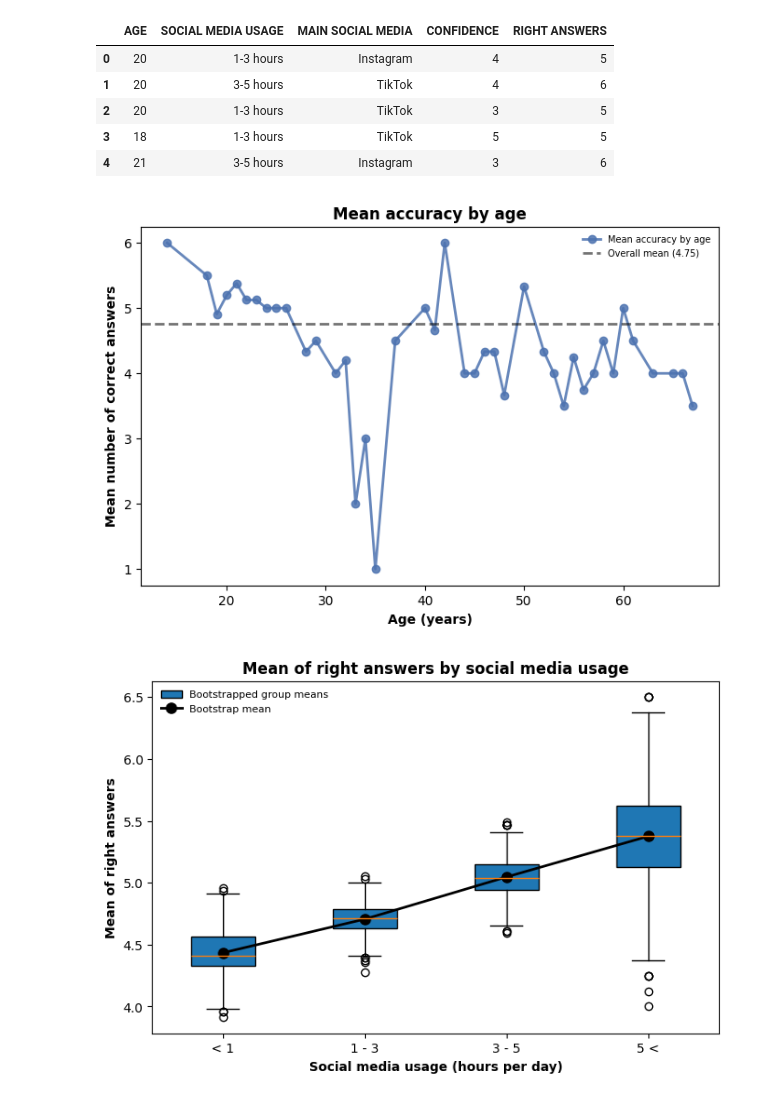
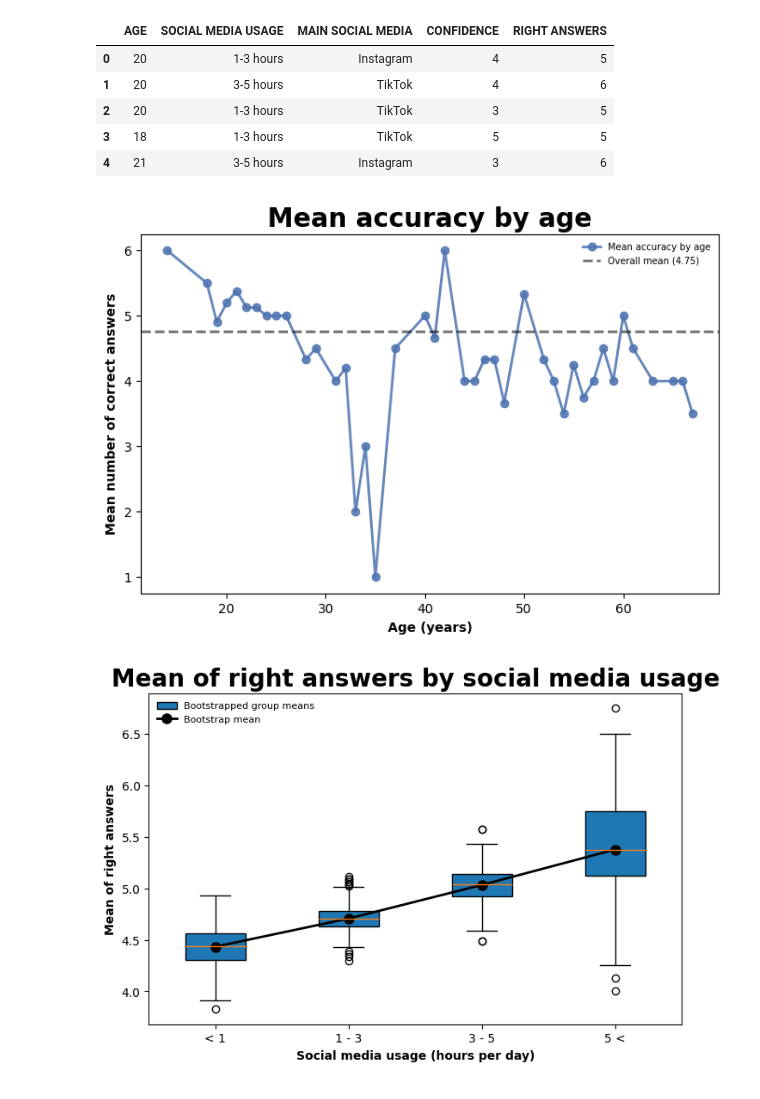
Before and after one commit to Teodor276/fcss_ai-perc_vs_age, a Jupyter notebook: analysis.ipynb, the cells around one changed output. Cells and saved outputs as stored; diff of their text form; code cells hidden in the pictures.

```diff
--- a/analysis.ipynb
+++ b/analysis.ipynb
@@ -34,7 +34,6 @@ database.head()
 # %%
 # overall accuracy vs age
 
-# please use the following database variable in this part, so u do not interfere with the other parts
 df_1 = database.copy()
 
 mean_per_age = df_1.groupby("AGE")["RIGHT ANSWERS"].mean()
@@ -46,11 +45,11 @@ plt.axhline(overall_mean, linestyle="--", linewidth=2, color="black", label=f"Ov
 
 plt.xlabel("Age (years)", fontweight="bold")
 plt.ylabel("Mean number of correct answers", fontweight="bold")
-plt.title("Mean accuracy by age", fontweight="bold")
+plt.title("Mean accuracy by age", fontweight="bold", fontsize=20)
 plt.legend(fontsize=7, frameon=False)
 plt.show()
 # %% [output]
-[figure, old version]
+[figure, new version]
 # %%
 # overall accuracy vs social med usage
 # use bootstrapping bcs the groups are uneven
@@ -61,35 +60,35 @@ df_2 = database.copy()
 order = ["Less than 1h", "1-3 hours", "3-5 hours", "5+ hours"]
 
 bs = []
 mean_per_cat = []
 
 for group in order:
     data = df_2[df_2["SOCIAL MEDIA USAGE"] == group]["RIGHT ANSWERS"]
     means = [data.sample(n=len(data), replace=True).mean() for _ in range(1000)]
 
     bs.append(means)
     mean_per_cat.append(np.mean(means))
 
 
 
 # plot
 orders_for_plot = ["< 1", "1 - 3", "3 - 5", "5 <"]
 plt.figure(figsize=(8,5))
 
 plt.boxplot(bs, tick_labels=orders_for_plot, patch_artist=True, label="Bootstrapped group means")
 
 for box in plt.gca().artists:
     box.set_facecolor("#4C72B0")
 
 plt.plot(range(1, 5), mean_per_cat, 'ko-', linewidth=2, markersize=8, label="Bootstrap mean")
 
 plt.xlabel("Social media usage (hours per day)", fontweight='bold')
 plt.ylabel("Mean of right answers", fontweight='bold')
-plt.title("Mean of right answers by social media usage", fontweight='bold')
+plt.title("Mean of right answers by social media usage", fontweight='bold', fontsize=20)
 plt.legend(fontsize=8, frameon=False, loc="upper left")
 plt.show()
 # %% [output]
-[figure, old version]
+[figure, new version]
 # %%
 # generalized linear model, (age and usage) vs right answers (correct, incorrect)
 
```
Also changed, not shown: parts of 4 cells of this notebook.
